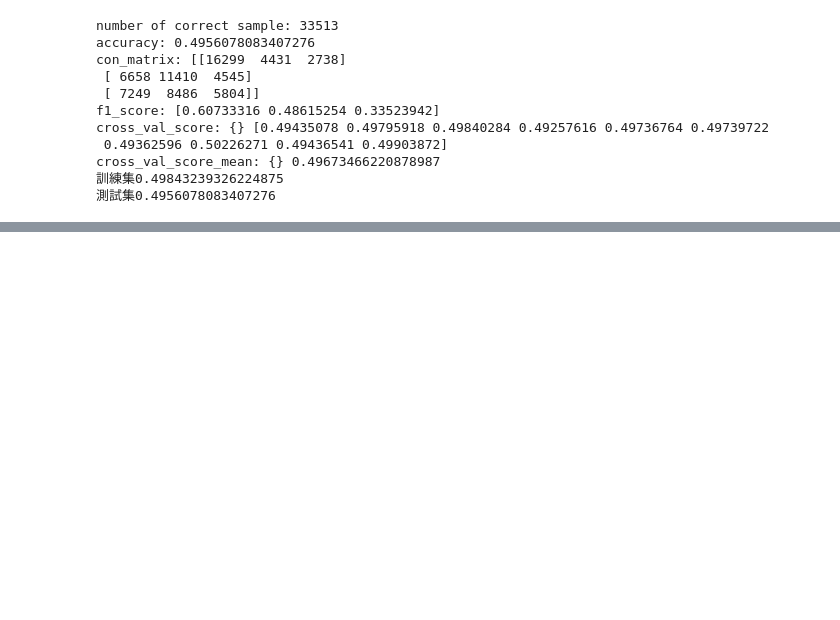
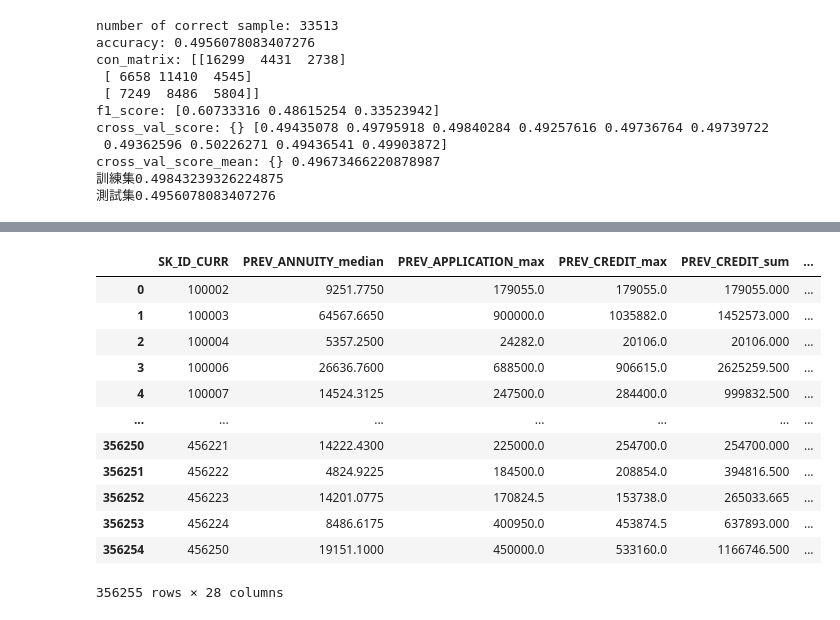
Before and after one commit to hazel1002/credit_risk, a Jupyter notebook: prev_ML/RandomForest.ipynb, the cells around one changed output, grey strips where cells are left out. Saved outputs shown, nothing was run; the diff lists cells and outputs as text; code cells hidden in the pictures; blank space fills up the shorter version.

```diff
--- a/prev_ML/RandomForest.ipynb
+++ b/prev_ML/RandomForest.ipynb
@@ -383,7 +383,7 @@ cross_val_score_mean: {} 0.49673466220878987
 測試集0.4956078083407276
 # %%
 import pandas as pd
-chao_label = pd.read_csv('/Users/hazel/Documents/credit_project_data/Database_prev.csv')
+chao_label = pd.read_csv('/Users/hazel/Documents/credit_project_data/application_train_test_clear_nomissing.csv')
 chao_label.info(verbose=True)
 # %% [output]
 <class 'pandas.core.frame.DataFrame'>
@@ -405,0 +449,44 @@ memory usage: 76.1 MB
+# %%
+new_prev = chao_label[['SK_ID_CURR',
+ 'PREV_ANNUITY_median',
+ 'PREV_APPLICATION_max',
+ 'PREV_CREDIT_max',
+ 'PREV_CREDIT_sum',
+ 'PREV_DOWN_PAYMENT_median',
+ 'PREV_GOODS_PRICE_max',
+ 'PREV_CRE/APP_max',
+ 'RATE_DOWN_PAYMENT_median',
+ 'RATE_INTEREST_PRIMARY_median',
+ 'RATE_INTEREST_PRIMARY_max',
+ 'DAYS_DECISION_median',
+ 'CNT_PAYMENT_median',
+ 'DAYS_PERIOD_median',
+ 'CONTRACT_Cash_loans',
+ 'CONTRACT_Consumer_loans',
+ 'CONTRACT_Revolving_loans',
+ 'Cash through the bank',
+ 'Non-cash from your account',
+ 'PORTFOLIO_Cards',
+ 'PORTFOLIO_Cash',
+ 'PORTFOLIO_POS',
+ 'YIELD_high',
+ 'YIELD_low',
+ 'YIELD_middle',
+ 'HOUR_APPR_PROCESS_START_y',
+ 'WEEKDAY_APPR_PROCESS_START',
+ 'NAME_TYPE_SUITE']]
+new_prev
+# %% [output]
+|  | SK_ID_CURR | PREV_ANNUITY_median | PREV_APPLICATION_max | PREV_CREDIT_max | PREV_CREDIT_sum | ... |
+| 0 | 100002 | 9251.7750 | 179055.0 | 179055.0 | 179055.000 | ... |
+| 1 | 100003 | 64567.6650 | 900000.0 | 1035882.0 | 1452573.000 | ... |
+| 2 | 100004 | 5357.2500 | 24282.0 | 20106.0 | 20106.000 | ... |
+| 3 | 100006 | 26636.7600 | 688500.0 | 906615.0 | 2625259.500 | ... |
+| 4 | 100007 | 14524.3125 | 247500.0 | 284400.0 | 999832.500 | ... |
+| ... | ... | ... | ... | ... | ... | ... |
+| 356250 | 456221 | 14222.4300 | 225000.0 | 254700.0 | 254700.000 | ... |
+| 356251 | 456222 | 4824.9225 | 184500.0 | 208854.0 | 394816.500 | ... |
+| 356252 | 456223 | 14201.0775 | 170824.5 | 153738.0 | 265033.665 | ... |
+| 356253 | 456224 | 8486.6175 | 400950.0 | 453874.5 | 637893.000 | ... |
+| 356254 | 456250 | 19151.1000 | 450000.0 | 533160.0 | 1166746.500 | ... |
+356255 rows × 28 columns
```
Also changed, not shown: parts of 3 cells of this notebook, 2 other files.
